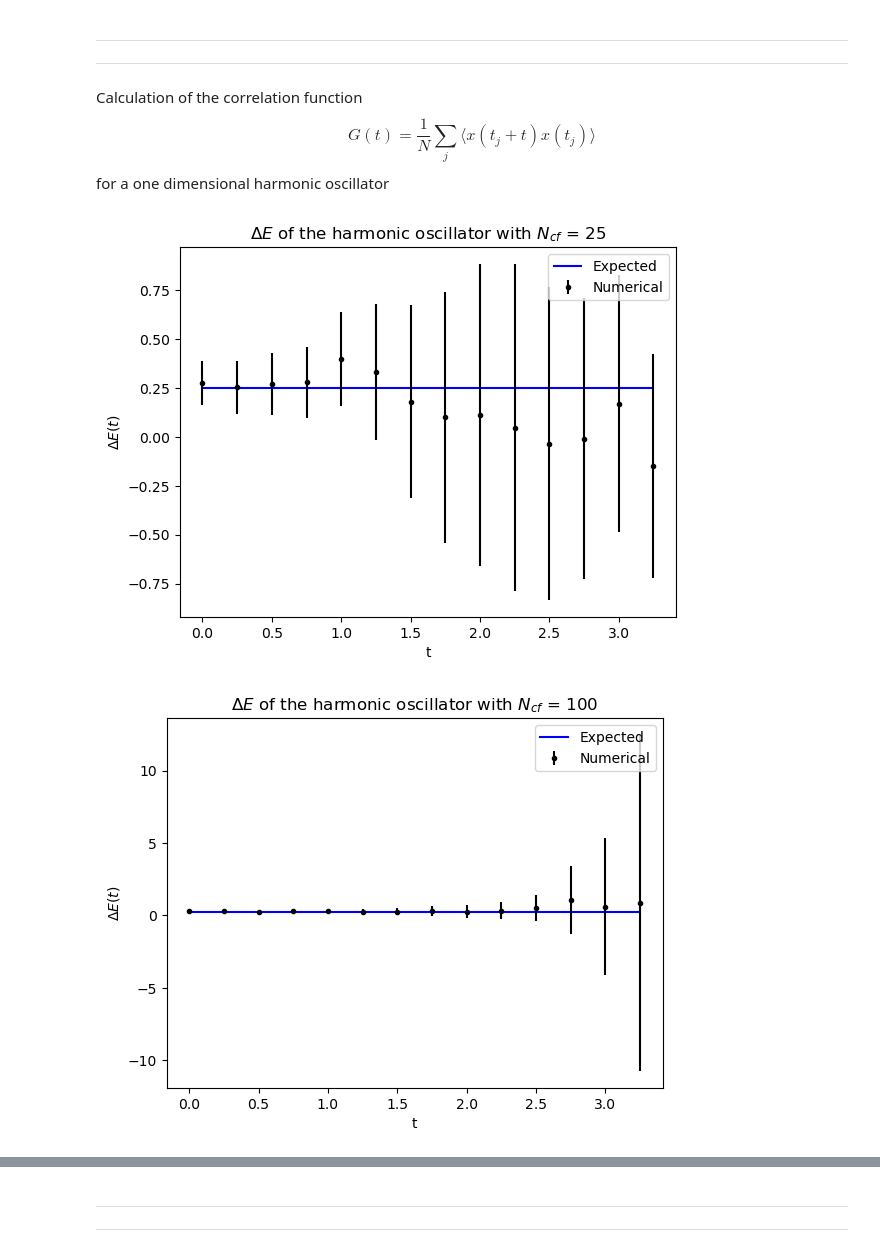
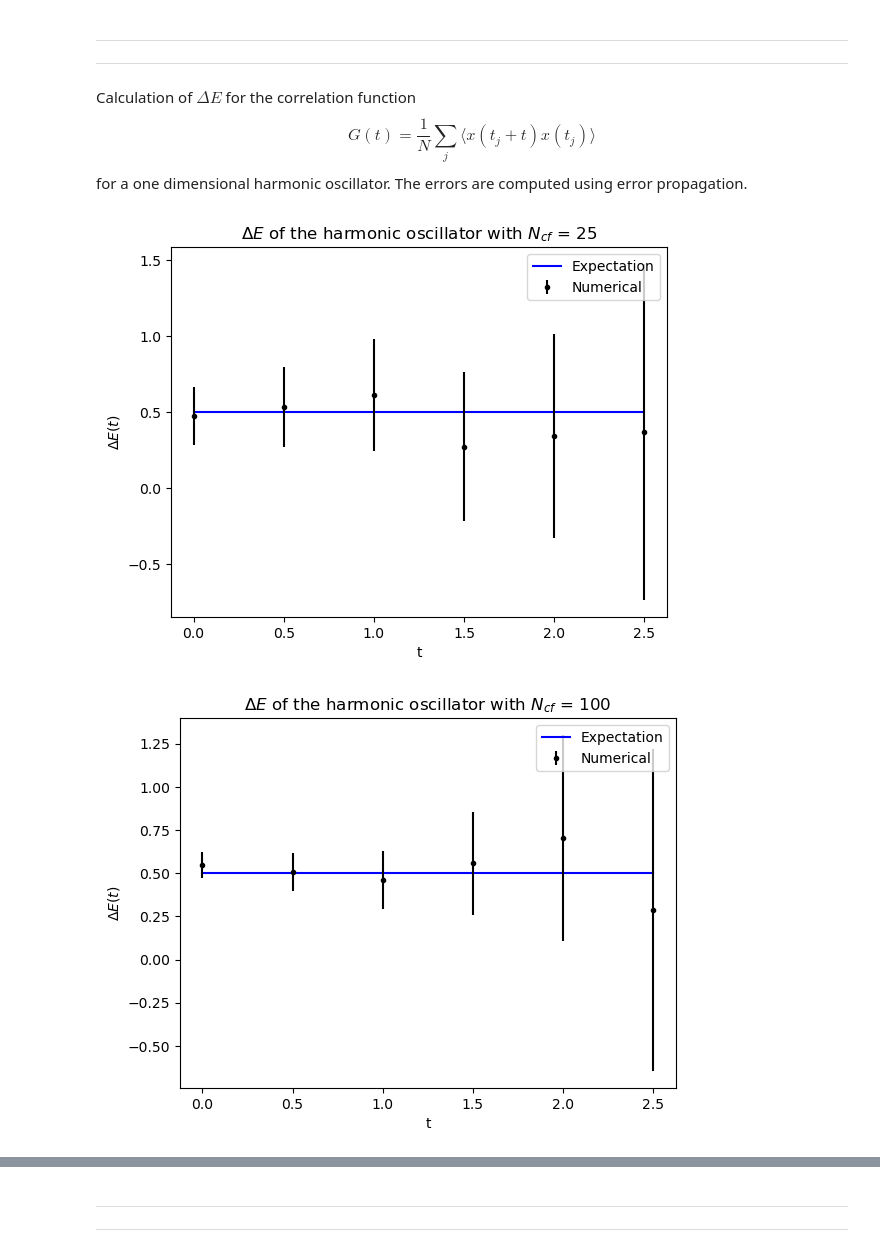
Before and after one commit to lusvelt/path-integral-monte-carlo, a Jupyter notebook: src/metropolis-harmonic-oscillator.ipynb, the cells around one changed output, grey strips where cells are left out. Saved outputs shown, nothing was run; the diff lists cells and outputs as text; code cells hidden in the pictures.

Commit message:
fix error calculation in Delta E with bootstrap

```diff
--- a/src/metropolis-harmonic-oscillator.ipynb
+++ b/src/metropolis-harmonic-oscillator.ipynb
@@ -12,11 +14,12 @@ E_1 = 1.5
 N=20
 a=0.5
 eps=1.4
-N_cor=20
+N_cor=50
 N_cfs=[25, 100, 1000, 10000]
+N_copies = 20
 # %%
 t = np.arange(N-1) * a
-E_exact = np.ones(N-1) * (a*(E_1-E_0)) #expected energy
+E_exact = a*(E_1-E_0) #expected energy
 # %%
 def S_per_timeslice(j,x): # harm. osc. S
     jp = (j+1)%N # next site
@@ -27,9 +36,27 @@ harmonic_oscillator = NonRelativisticSingleParticle1D(T=a*N, N=N, S_per_timeslic
+# %%
+def plot_delta_E(exact: float, data: np.ndarray, error: np.ndarray, title: str, n: int=None):
+    assert data.shape == error.shape
+    assert len(data.shape) == 1
+    N = data.shape[0]
+    assert n is None or (n <= N and n > 0)
+    if n is None:
+        n = N
+    t = a*np.arange(n)
+    fig, ax = plt.subplots()
+    ax.plot(t, exact*np.ones(n), color='blue', label='Expectation')
+    ax.errorbar(t, data[:n], yerr=error[:n], fmt='.', color='black', label='Numerical')
+    ax.set_title(title)
+    ax.set_xlabel('t')
+    ax.set_ylabel(r'$\Delta E(t)$')
+    ax.legend()
+    return fig
 # %% [markdown]
 ---
 ---
 # %% [markdown]
-Calculation of the correlation function
+Calculation of $\Delta E$ for the correlation function
 $$
     G(t) = \frac{1}{N} \sum_j \langle x(t_j+t)x(t_j) \rangle
 $$
-for a one dimensional harmonic oscillator
+for a one dimensional harmonic oscillator.
+The errors are computed using error propagation.
@@ -44,18 +65,12 @@ delta_Es = []
 error_delta_Es = []
 for N_cf in N_cfs:
     delta_E, error_delta_E = harmonic_oscillator.compute_delta_E(compute_G, N_cf, N_cor, eps)
-    delta_Es.append(delta_E[:14])
-    error_delta_Es.append(error_delta_E[:14])
+    delta_Es.append(delta_E)
+    error_delta_Es.append(error_delta_E)
 # %%
-tt = t[:14]
 for i in range(len(delta_Es)):
-    plt.plot(tt, E_exact[:14], color='blue', label='Expected')
-    plt.errorbar(tt, delta_Es[i], yerr=error_delta_Es[i], fmt='.', color='black', label='Numerical')
-    plt.title(f'$\Delta E$ of the harmonic oscillator with $N_{{cf}}$ = {N_cfs[i]}')
-    plt.xlabel('t')
-    plt.ylabel(r'$\Delta E(t)$')
-    plt.legend()
-    plt.show()
+    fig = plot_delta_E(E_exact, delta_Es[i], error_delta_Es[i], f'$\Delta E$ of the harmonic oscillator with $N_{{cf}}$ = {N_cfs[i]}', n=6)
+    fig.show()
 # %% [output]
-[figure, old version]
+[figure, new version]
-[figure, old version]
+[figure, new version]
```
Also changed, not shown: parts of 29 cells of this notebook, 3 other files.
